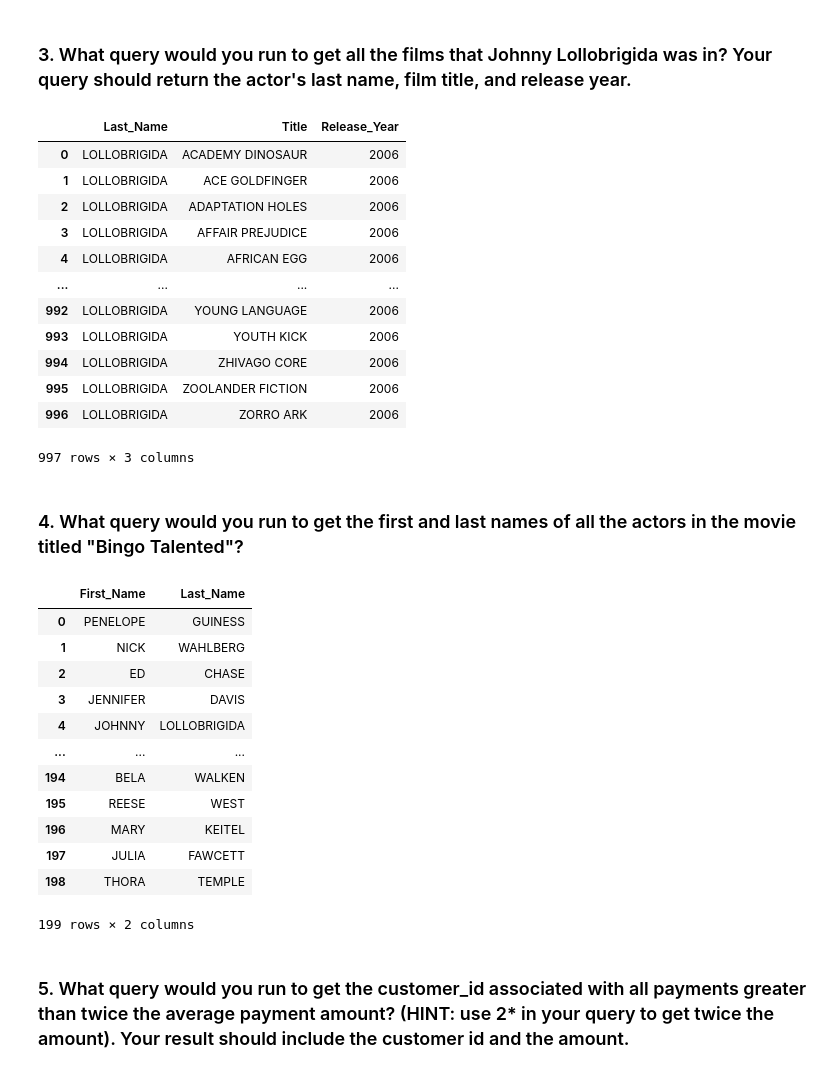
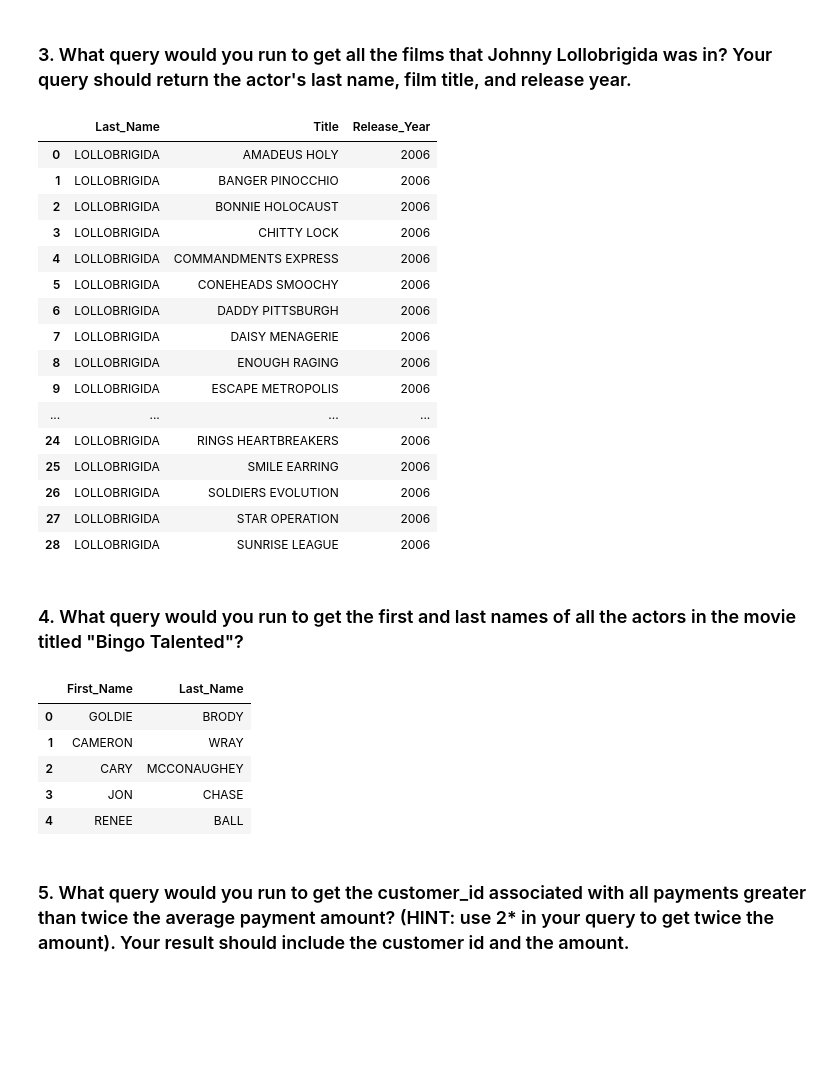
Before and after one commit to SeraphDev6/Saklia-Queries, a Jupyter notebook: Queries_Sakila.ipynb, the cells around one changed output. Cells and saved outputs as stored; diff of their text form; code cells hidden in the pictures; blank space fills up the shorter version.

```diff
--- a/Queries_Sakila.ipynb
+++ b/Queries_Sakila.ipynb
@@ -84,62 +84,59 @@ pd.read_sql_query(query,conn)
 ### 3. What query would you run to get all the films that Johnny Lollobrigida was in? Your query should return the actor's last name, film title, and release year.
 # %%
 query = """
-SELECT DISTINCT
+SELECT
   actor.last_name as Last_Name,
   film.title as Title,
   film.release_year as Release_Year
 FROM film
   JOIN film_actor
     ON film.film_id = film_actor.film_id
   JOIN actor
-    ON film_actor.actor_id
+    ON film_actor.actor_id = actor.actor_id
 WHERE actor.first_name = 'Johnny'
   AND actor.last_name = 'Lollobrigida';
 """
 pd.read_sql_query(query,conn)
 # %% [output]
 |  | Last_Name | Title | Release_Year |
-| 0 | LOLLOBRIGIDA | ACADEMY DINOSAUR | 2006 |
-| 1 | LOLLOBRIGIDA | ACE GOLDFINGER | 2006 |
-| 2 | LOLLOBRIGIDA | ADAPTATION HOLES | 2006 |
-| 3 | LOLLOBRIGIDA | AFFAIR PREJUDICE | 2006 |
-| 4 | LOLLOBRIGIDA | AFRICAN EGG | 2006 |
+| 0 | LOLLOBRIGIDA | AMADEUS HOLY | 2006 |
+| 1 | LOLLOBRIGIDA | BANGER PINOCCHIO | 2006 |
+| 2 | LOLLOBRIGIDA | BONNIE HOLOCAUST | 2006 |
+| 3 | LOLLOBRIGIDA | CHITTY LOCK | 2006 |
+| 4 | LOLLOBRIGIDA | COMMANDMENTS EXPRESS | 2006 |
+| 5 | LOLLOBRIGIDA | CONEHEADS SMOOCHY | 2006 |
+| 6 | LOLLOBRIGIDA | DADDY PITTSBURGH | 2006 |
+| 7 | LOLLOBRIGIDA | DAISY MENAGERIE | 2006 |
+| 8 | LOLLOBRIGIDA | ENOUGH RAGING | 2006 |
+| 9 | LOLLOBRIGIDA | ESCAPE METROPOLIS | 2006 |
 | ... | ... | ... | ... |
-| 992 | LOLLOBRIGIDA | YOUNG LANGUAGE | 2006 |
-| 993 | LOLLOBRIGIDA | YOUTH KICK | 2006 |
-| 994 | LOLLOBRIGIDA | ZHIVAGO CORE | 2006 |
-| 995 | LOLLOBRIGIDA | ZOOLANDER FICTION | 2006 |
-| 996 | LOLLOBRIGIDA | ZORRO ARK | 2006 |
+| 24 | LOLLOBRIGIDA | RINGS HEARTBREAKERS | 2006 |
+| 25 | LOLLOBRIGIDA | SMILE EARRING | 2006 |
+| 26 | LOLLOBRIGIDA | SOLDIERS EVOLUTION | 2006 |
+| 27 | LOLLOBRIGIDA | STAR OPERATION | 2006 |
+| 28 | LOLLOBRIGIDA | SUNRISE LEAGUE | 2006 |
-997 rows × 3 columns
 # %% [markdown]
 ### 4. What query would you run to get the first and last names of all the actors in the movie titled "Bingo Talented"?
 # %%
 query = """
-SELECT DISTINCT
+SELECT
   actor.first_name as First_Name,
   actor.last_name as Last_Name
 FROM film
   JOIN film_actor
     ON film.film_id = film_actor.film_id
   JOIN actor
-    ON film_actor.actor_id
+    ON film_actor.actor_id = actor.actor_id
 WHERE film.title = 'Bingo Talented';
 """
 pd.read_sql_query(query,conn)
 # %% [output]
 |  | First_Name | Last_Name |
-| 0 | PENELOPE | GUINESS |
-| 1 | NICK | WAHLBERG |
-| 2 | ED | CHASE |
-| 3 | JENNIFER | DAVIS |
-| 4 | JOHNNY | LOLLOBRIGIDA |
-| ... | ... | ... |
-| 194 | BELA | WALKEN |
-| 195 | REESE | WEST |
-| 196 | MARY | KEITEL |
-| 197 | JULIA | FAWCETT |
-| 198 | THORA | TEMPLE |
+| 0 | GOLDIE | BRODY |
+| 1 | CAMERON | WRAY |
+| 2 | CARY | MCCONAUGHEY |
+| 3 | JON | CHASE |
+| 4 | RENEE | BALL |
-199 rows × 2 columns
 # %% [markdown]
 ### 5. What query would you run to get the customer_id associated with all payments greater than twice the average payment amount? (HINT: use 2* in your query to get twice the amount). Your result should include the customer id and the amount.
 # %%
```
